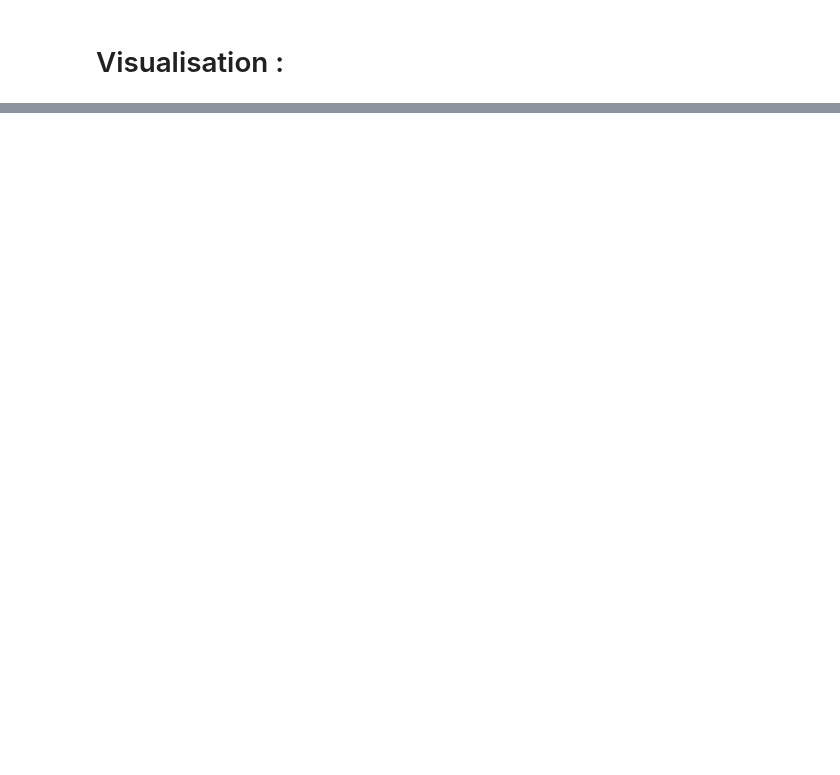
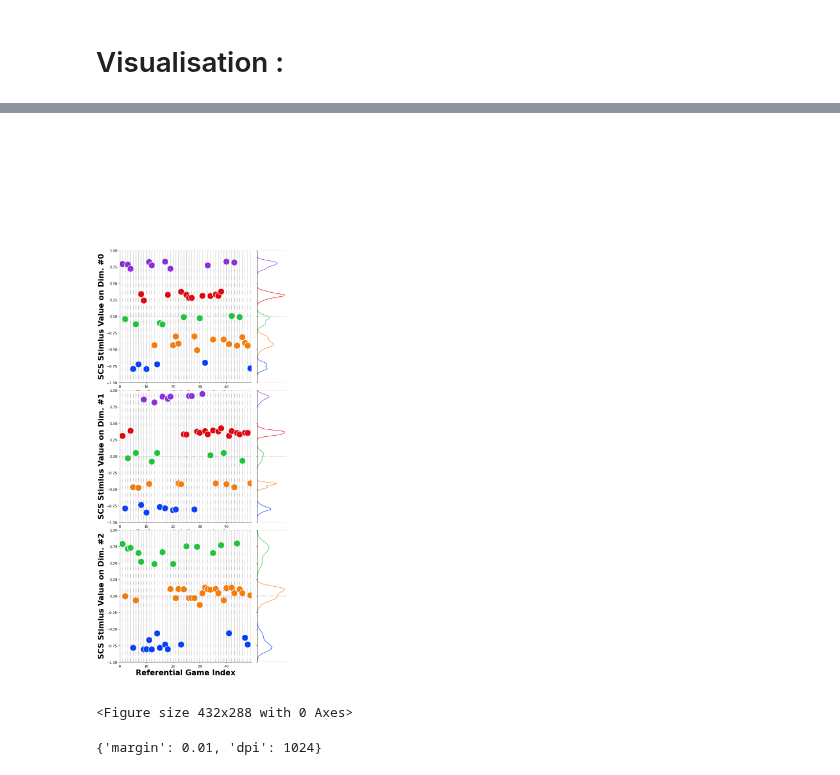
Before and after one commit to Near32/SymbolicBehaviourBenchmark, a Jupyter notebook: data_visualisation.ipynb, the cells around one changed output, grey strips where cells are left out. Saved outputs shown, nothing was run; the diff lists cells and outputs as text; code cells hidden in the pictures; blank space fills up the shorter version.

```diff
--- a/data_visualisation.ipynb
+++ b/data_visualisation.ipynb
@@ -311,0 +322,3 @@ Index(['dim', 'stimulus', 'steps', 'x', 'latent_id', 'rg_id'], dtype='object')
+# %%
+nbr_values_per_latent = [ v['size'] for k,v in env.unwrapped.datasets['train'].datasets['train'].latent_dims.items()]
+print(nbr_values_per_latent)
@@ -349,0 +443,14 @@ for lidx in range(config['nbr_latents']):
+# %%
+pw.param['margin'] = -2.0
+pw.param['dpi'] = 1024
+plt.tight_layout()
+
+final_ax = gs[0]/gs[1]/gs[2]
+final_ax.savefig("./seaborn_subplots.svg")
+# %% [output]
+[figure, added]
+<Figure size 432x288 with 0 Axes>
+# %%
+print(pw.param)
+# %% [output]
+{'margin': 0.01, 'dpi': 1024}
```
Also changed, not shown: parts of 19 cells of this notebook.
